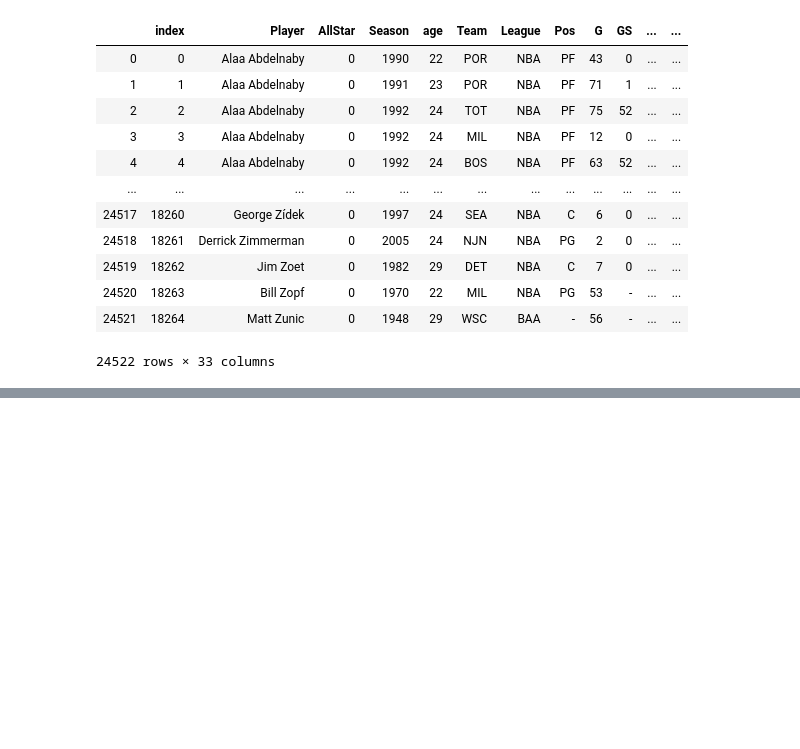
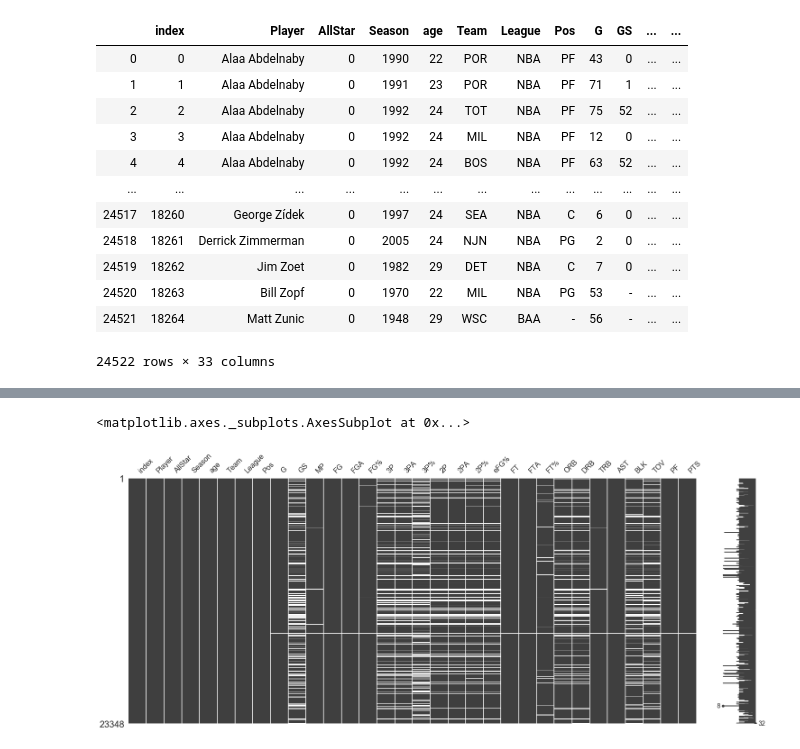
Before and after one commit to eddyzzang/NBA-all-star-classfication, a Jupyter notebook: nba all star classification.ipynb, the cells around one changed output, grey strips where cells are left out. Cells and saved outputs as stored; diff of their text form; code cells hidden in the pictures; blank space fills up the shorter version.

```diff
--- a/nba all star classification.ipynb
+++ b/nba all star classification.ipynb
@@ -55 +88,6 @@ nba_df
+# %%
+msno.matrix(nba_df)
+# %% [output]
+<matplotlib.axes._subplots.AxesSubplot at 0x...>
+[figure, added]
 # %% [markdown]
```
Also changed, not shown: parts of 25 cells of this notebook.
